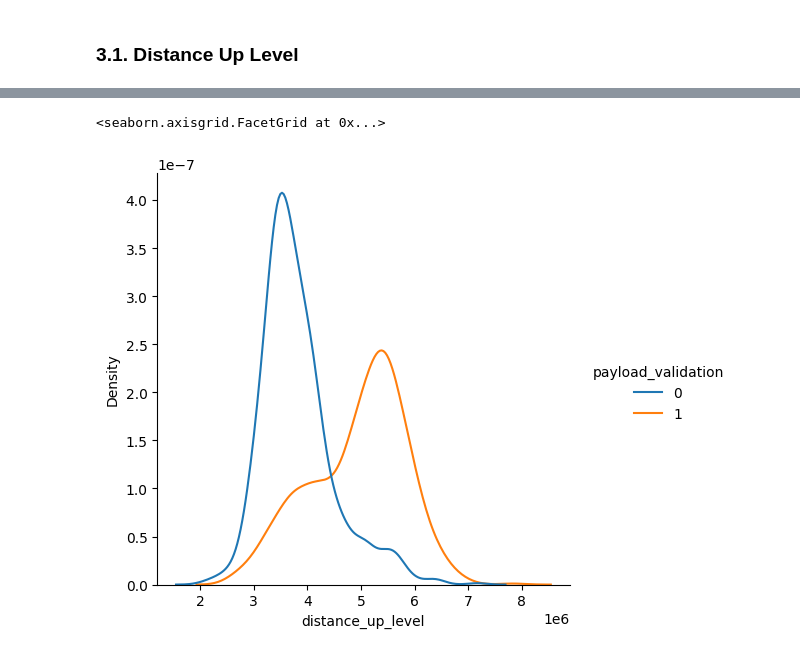
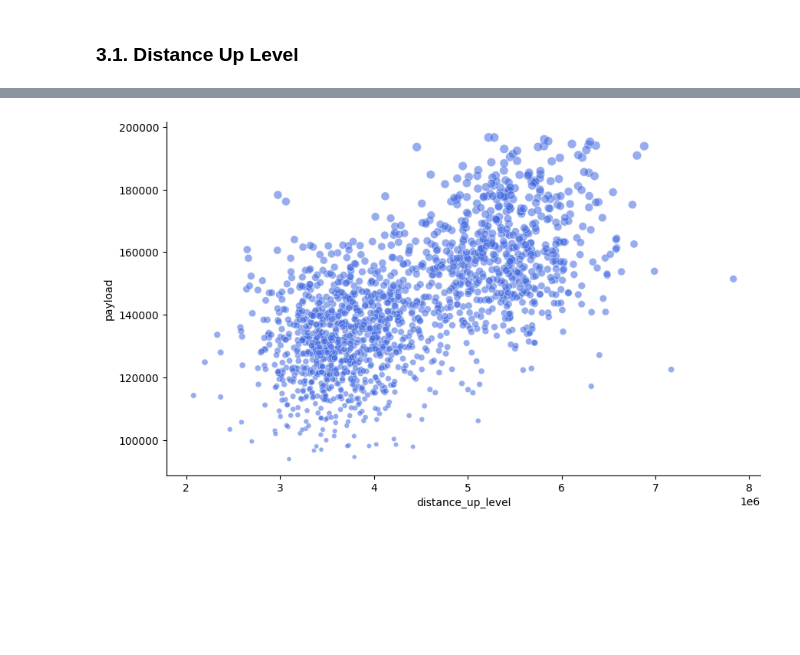
Before and after one commit to ecdiazl/capstone-project, a Jupyter notebook: ADABoost/Capstone - Prescripción.ipynb, the cells around one changed output, grey strips where cells are left out. Cells and saved outputs as stored; diff of their text form; code cells hidden in the pictures; blank space fills up the shorter version.

Commit message:
Analisis variable distance_up_level 1

```diff
--- a/ADABoost/Capstone - Prescripción.ipynb
+++ b/ADABoost/Capstone - Prescripción.ipynb
@@ -21,0 +41,3 @@ df.head()
+# %%
+# calculamos la disponibilidad de los camiones
+df['truck_avail'] = (df.total - (df.mantencion + df.mecanica + df.electrica + df.mant_excl + df.mec_excl + df.elec_excl + df.som_excl)) / df.total
@@ -54,7 +88,7 @@ df_selected = df[['payload', 'year_2023', 'year_2024', 'month_3', 'month_5', 'mo
        'expected_time', 'lift_down', 'lift_down_level', 'lift_up',
        'lift_up_level', 'travel_time', 'CAT 797-F', 'CAT 798-AC', 'KOM-CHQ',
        'KOM.960E5', 'Kom.930E-4', 'Kom.930E-4SE', 'Kom.930ER-MT', 'Kom.980E5',
-       'Komatsu AHS']]
+       'Komatsu AHS','truck_avail']]
 # %%
 len(df_selected.columns)
 # %% [output]
@@ -100,6 +128,26 @@ sns.scatterplot(x='distance_up_level', y='payload', data=df_selected, hue='paylo
-# %%
-# graficamos la variable distance_up_level
-sns.displot(data=df_selected, x='distance_up_level', hue='payload_validation', kind='kde')
-# %% [output]
-<seaborn.axisgrid.FacetGrid at 0x...>
-[figure, removed]
+# %%
+# relación entre distance_up_level y payload
+plt.figure(figsize=(10, 6))
+
+# definimos una paleta de colores
+custom_palette = {0: 'slategray', 1: 'tomato'}
+
+sns.scatterplot(x='distance_up_level',
+                y='payload',
+                data=df_selected,
+                #hue='payload_validation',
+                #style='payload_validation',
+                size='payload',
+                markers=['o', 'h'],
+                legend= False,
+                alpha=0.55,
+                #linewidth=0.3,
+                #edgecolor='darkgrey',
+                #palette = custom_palette,
+                color='royalblue'
+                )
+
+# mejoramos la visualización
+sns.despine()
+# %% [output]
+[figure, added]
```
Also changed, not shown: parts of 9 cells of this notebook.
